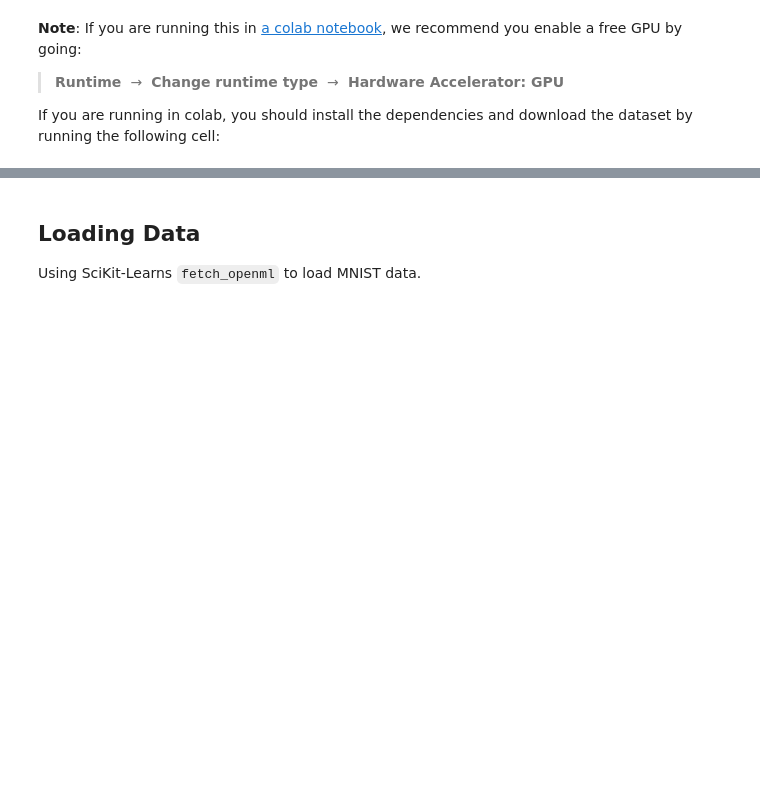
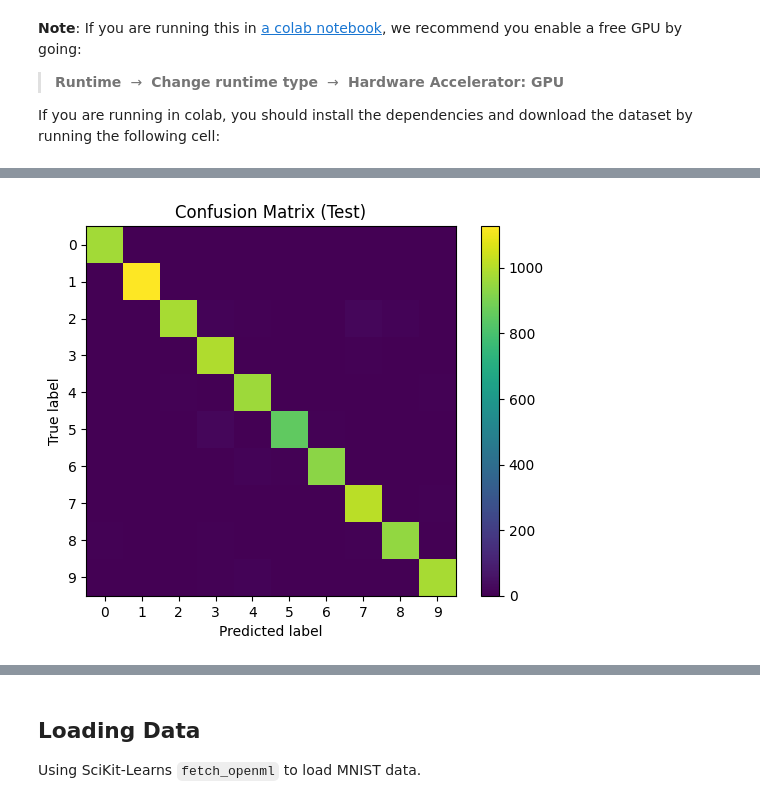
Before and after one commit to OviKams13/Activity-Monitoring-System, a Jupyter notebook: notebooks/MNIST.ipynb, the cells around one changed output, grey strips where cells are left out. Saved outputs shown, nothing was run; the diff lists cells and outputs as text; code cells hidden in the pictures; blank space fills up the shorter version.

```diff
--- a/notebooks/MNIST.ipynb
+++ b/notebooks/MNIST.ipynb
@@ -25,0 +152,6 @@ except ImportError:
+# %%
+X, y = next(iter(train_loader))  # vient du point 3
+out = model(X)
+
+print("Input shape:", X.shape)    # attendu: [batch_size, 784]
+print("Output shape:", out.shape) # attendu: [batch_size, 10]
@@ -25,0 +279,22 @@ except ImportError:
+# %%
+import torch
+from sklearn.metrics import confusion_matrix
+
+y_true = []
+y_pred = []
+
+model.eval()
+with torch.no_grad():
+    for X, y in test_loader:
+        X = X.to(device)
+        logits = model(X)
+        preds = torch.argmax(logits, dim=1).cpu()
+
+        y_pred.append(preds)
+        y_true.append(y)
+
+y_true = torch.cat(y_true).numpy()
+y_pred = torch.cat(y_pred).numpy()
+
+cm = confusion_matrix(y_true, y_pred, labels=list(range(10)))
+print(cm)
@@ -25,0 +312,15 @@ except ImportError:
+# %%
+import matplotlib.pyplot as plt
+import numpy as np
+
+plt.figure()
+plt.imshow(cm)
+plt.title("Confusion Matrix (Test)")
+plt.xlabel("Predicted label")
+plt.ylabel("True label")
+plt.xticks(np.arange(10))
+plt.yticks(np.arange(10))
+plt.colorbar()
+plt.show()
+# %% [output]
+[figure, added]
```
Also changed, not shown: parts of 28 cells of this notebook.
